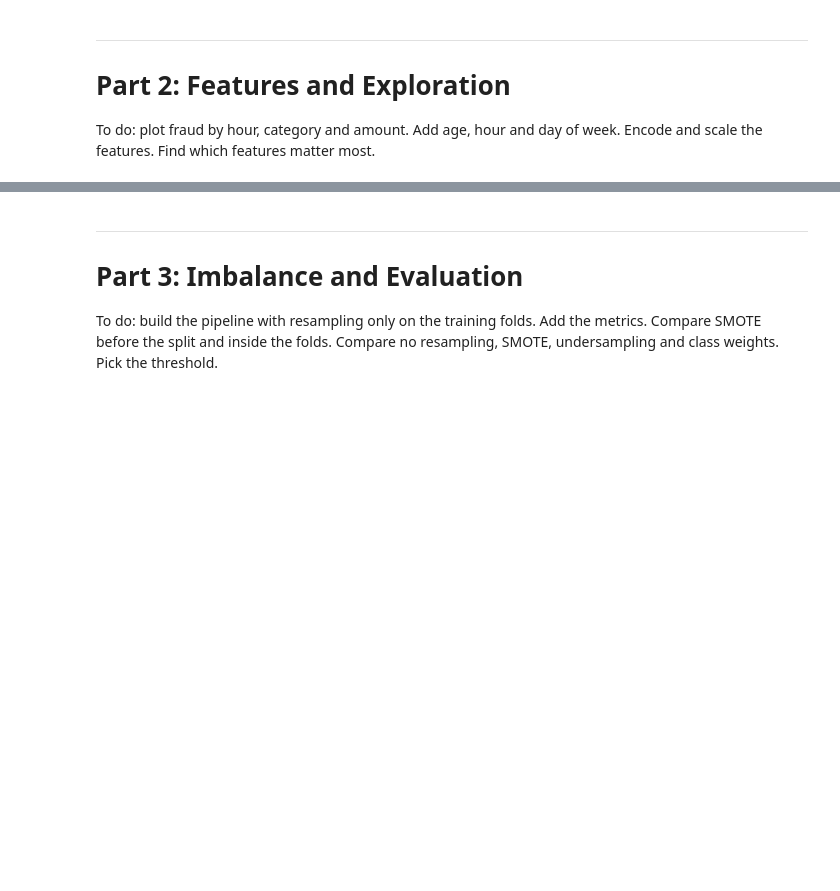
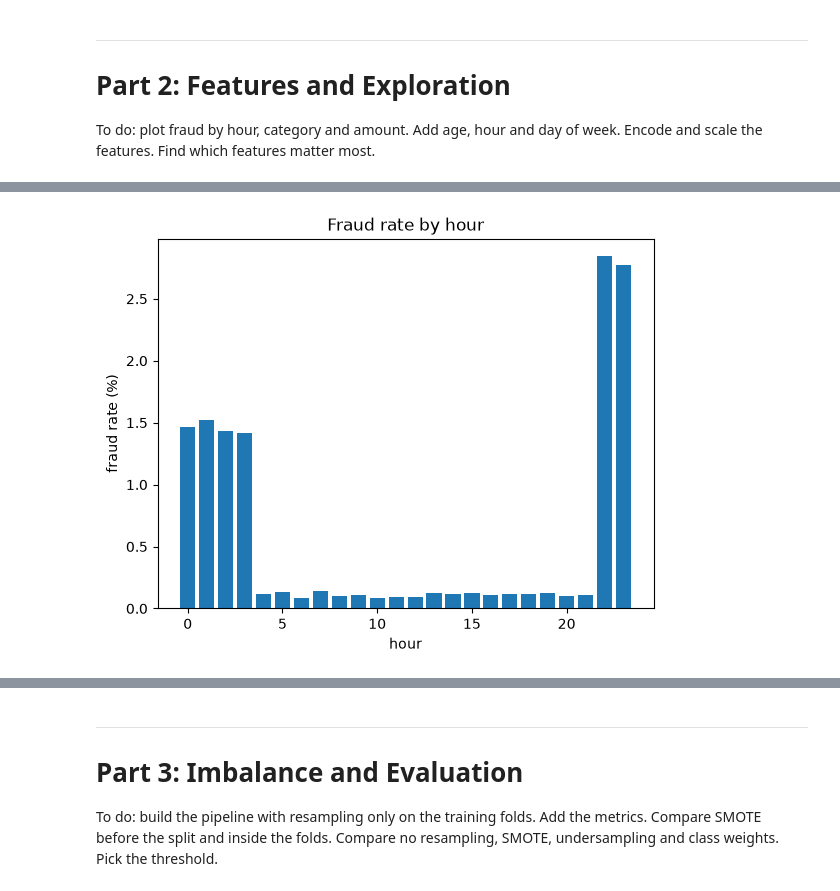
Before and after one commit to Seban8/Credit-Card-Fraud-Detection, a Jupyter notebook: fraud_detection.ipynb, the cells around one changed output, grey strips where cells are left out. Drawn from its saved outputs; the diff is of its cells as text; code cells hidden in the pictures; blank space fills up the shorter version.

```diff
--- a/fraud_detection.ipynb
+++ b/fraud_detection.ipynb
@@ -444,0 +497,9 @@ To do: plot fraud by hour, category and amount. Add age, hour and day of week. E
+# %%
+hourly_fraud = dev.groupby('hour')['is_fraud'].mean() * 100
+plt.bar(hourly_fraud.index, hourly_fraud)
+plt.xlabel("hour")
+plt.ylabel("fraud rate (%)")
+plt.title("Fraud rate by hour")
+plt.show()
+# %% [output]
+[figure, added]
```
Also changed, not shown: parts of 6 cells of this notebook.
